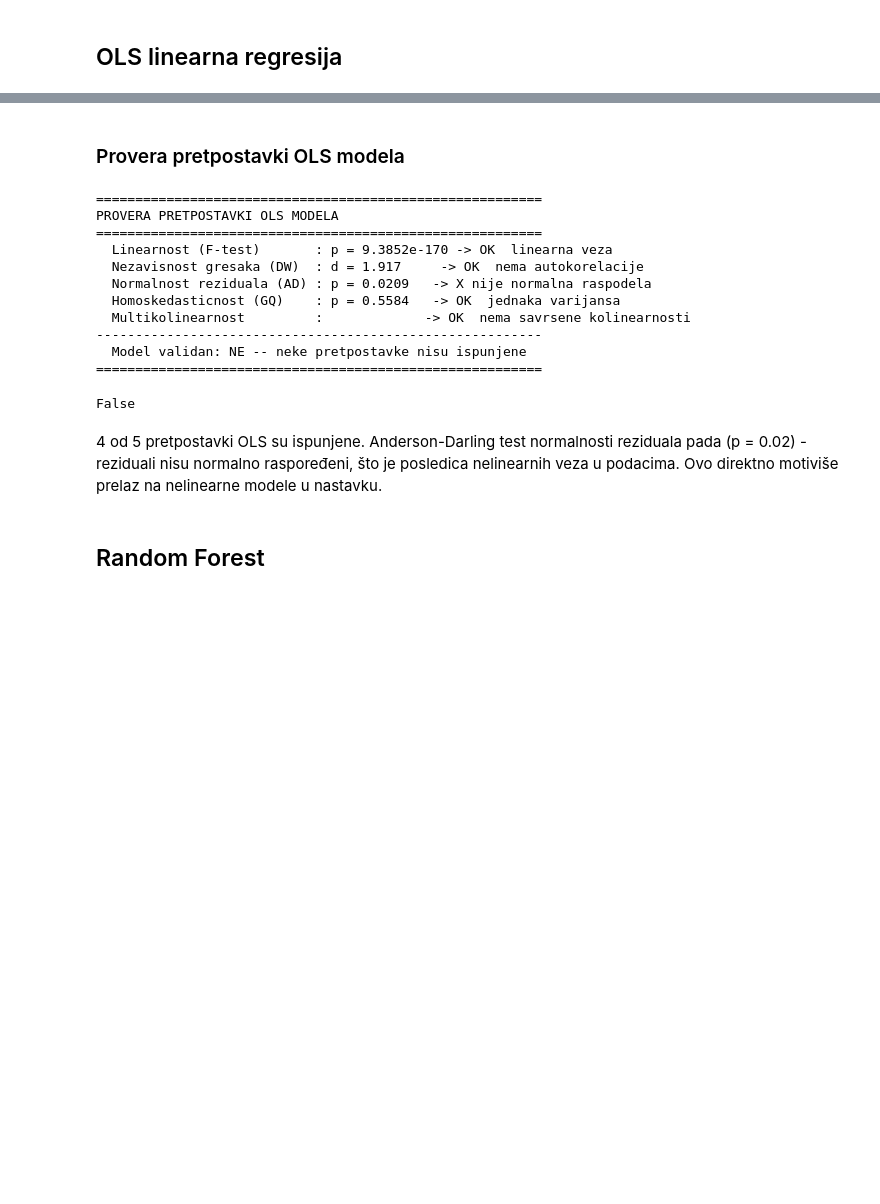
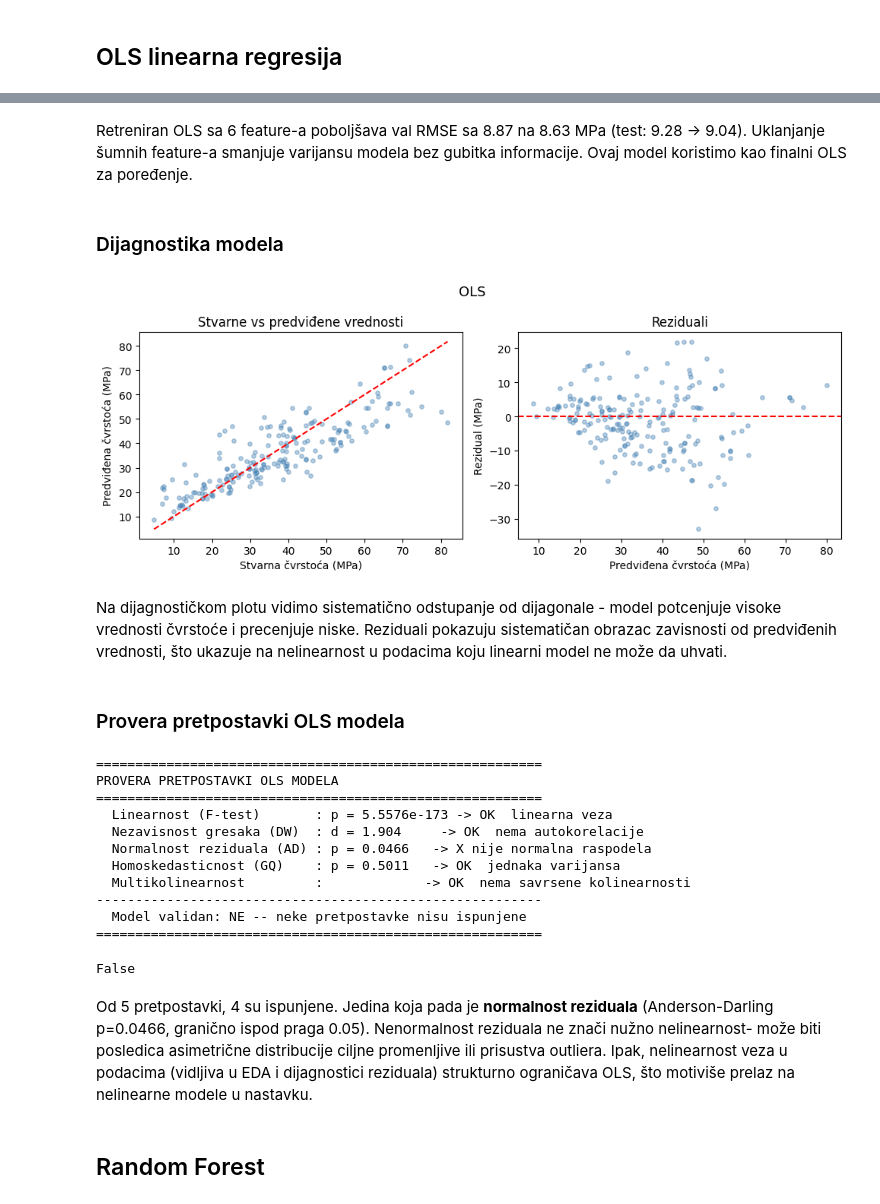
Before and after one commit to rev333nge/concrete-strength-prediction, a Jupyter notebook: notebook.ipynb, the cells around one changed output, grey strips where cells are left out. Drawn from its saved outputs; the diff is of its cells as text; code cells hidden in the pictures; blank space fills up the shorter version.

```diff
--- a/notebook.ipynb
+++ b/notebook.ipynb
@@ -205,22 +249,32 @@ Na dijagnostičkom plotu vidimo sistematično odstupanje od dijagonale - model p
+# %% [markdown]
+Retreniran OLS sa 6 feature-a poboljšava val RMSE sa 8.87 na 8.63 MPa (test: 9.28 → 9.04). Uklanjanje šumnih feature-a smanjuje varijansu modela bez gubitka informacije. Ovaj model koristimo kao finalni OLS za poređenje.
+# %% [markdown]
+### Dijagnostika modela
+# %%
+plot_single_model_diagnostics("OLS", ols, x_test[ols_features], y_test)
+# %% [output]
+[figure, added]
+# %% [markdown]
+Na dijagnostičkom plotu vidimo sistematično odstupanje od dijagonale - model potcenjuje visoke vrednosti čvrstoće i precenjuje niske. Reziduali pokazuju sistematičan obrazac zavisnosti od predviđenih vrednosti, što ukazuje na nelinearnost u podacima koju linearni model ne može da uhvati.
 # %% [markdown]
 ### Provera pretpostavki OLS modela
 # %%
-validate_ols(x_train, y_train)
+validate_ols(x_train[ols_features], y_train)
 # %% [output]
 =========================================================
 PROVERA PRETPOSTAVKI OLS MODELA
 =========================================================
-  Linearnost (F-test)       : p = 9.3852e-170 -> OK  linearna veza
-  Nezavisnost gresaka (DW)  : d = 1.917     -> OK  nema autokorelacije
-  Normalnost reziduala (AD) : p = 0.0209   -> X nije normalna raspodela
-  Homoskedasticnost (GQ)    : p = 0.5584   -> OK  jednaka varijansa
+  Linearnost (F-test)       : p = 5.5576e-173 -> OK  linearna veza
+  Nezavisnost gresaka (DW)  : d = 1.904     -> OK  nema autokorelacije
+  Normalnost reziduala (AD) : p = 0.0466   -> X nije normalna raspodela
+  Homoskedasticnost (GQ)    : p = 0.5011   -> OK  jednaka varijansa
   Multikolinearnost         :             -> OK  nema savrsene kolinearnosti
 ---------------------------------------------------------
   Model validan: NE -- neke pretpostavke nisu ispunjene
 =========================================================
 False
 # %% [markdown]
-4 od 5 pretpostavki OLS su ispunjene. Anderson-Darling test normalnosti reziduala pada (p = 0.02) - reziduali nisu normalno raspoređeni, što je posledica nelinearnih veza u podacima. Ovo direktno motiviše prelaz na nelinearne modele u nastavku.
+Od 5 pretpostavki, 4 su ispunjene. Jedina koja pada je **normalnost reziduala** (Anderson-Darling p=0.0466, granično ispod praga 0.05). Nenormalnost reziduala ne znači nužno nelinearnost- može biti posledica asimetrične distribucije ciljne promenljive ili prisustva outliera. Ipak, nelinearnost veza u podacima (vidljiva u EDA i dijagnostici reziduala) strukturno ograničava OLS, što motiviše prelaz na nelinearne modele u nastavku.
 # %% [markdown]
 ## Random Forest
 # %% [markdown]
```
Also changed, not shown: parts of 22 cells of this notebook, 8 other files.
